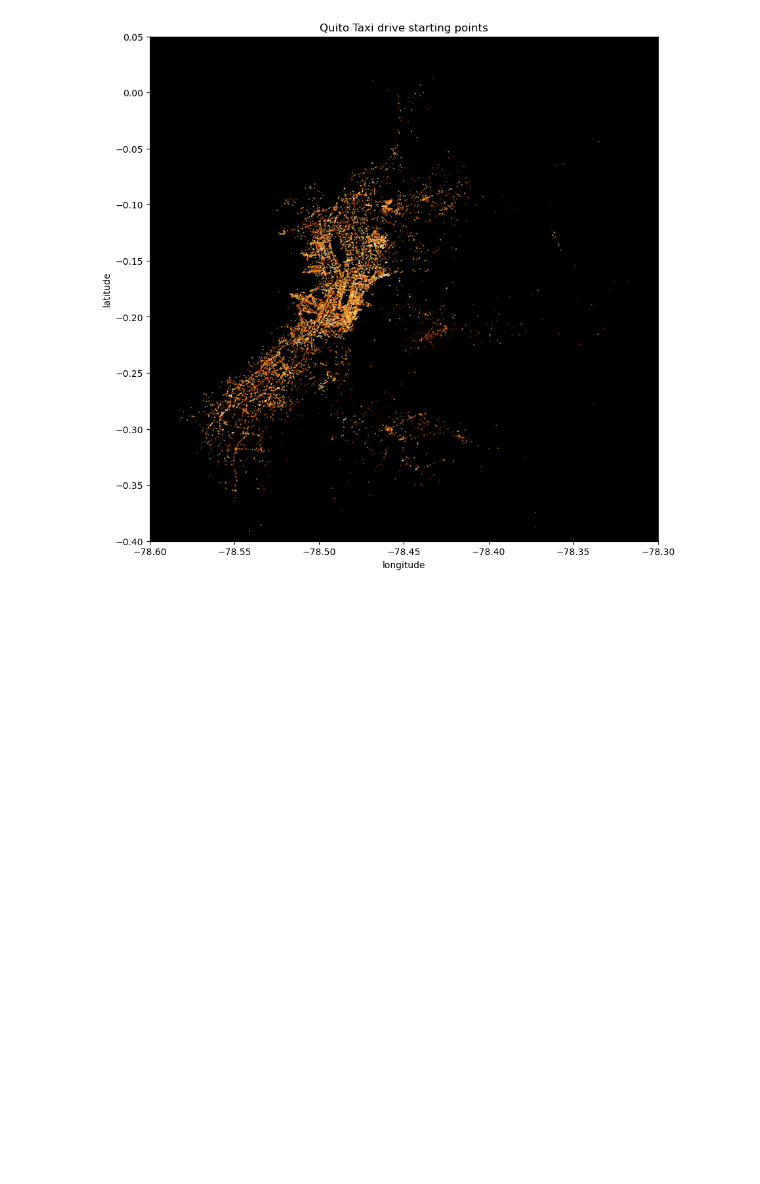
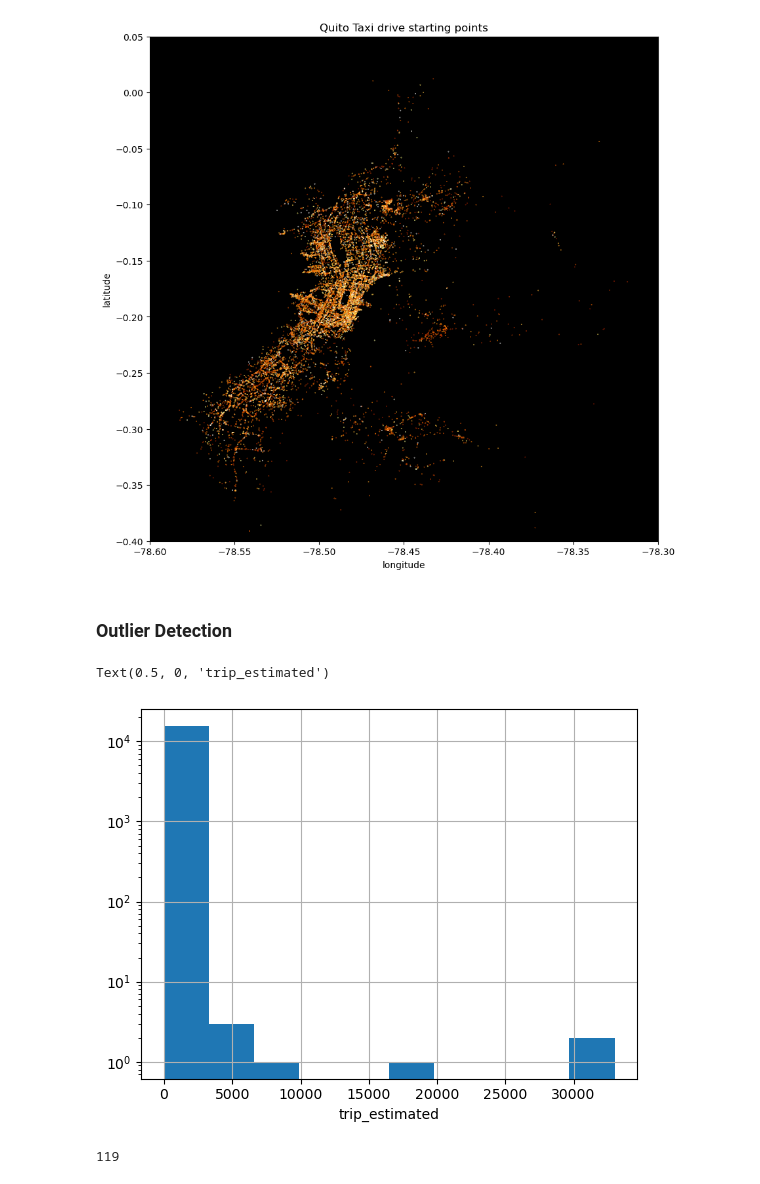
Before and after one commit to Dabbeljuh/Data-Science---Verkehrsaufkommen, a Jupyter notebook: verkehrsaufkommen.ipynb, the cells around one changed output. Drawn from its saved outputs; the diff is of its cells as text; code cells hidden in the pictures; blank space fills up the shorter version.

Commit message:
outlier detection

```diff
--- a/verkehrsaufkommen.ipynb
+++ b/verkehrsaufkommen.ipynb
@@ -200,3 +200,5 @@ plt.ylim([-0.4, 0.05])
 # %% [output]
 (-0.4, 0.05)
 [figure]
+# %% [markdown]
+### Outlier Detection
@@ -202,0 +207,17 @@ plt.ylim([-0.4, 0.05])
+# %%
+df['trip_estimated'] = df['trip_estimated'] / 60
+df.trip_estimated.hist()
+plt.gca().set_yscale('log')
+plt.xlabel('trip_estimated')
+# %% [output]
+Text(0.5, 0, 'trip_estimated')
+[figure, added]
+# %%
+d_distance = mad(df.loc[:, 'distance_m']) * 3
+
+model_outlier = RANSACRegressor(residual_threshold=d_distance, random_state=0)
+model_outlier.fit(X=df.loc[:, ['trip_estimated']], y=df.loc[:, 'distance_m'])
+
+(~model_outlier.inlier_mask_).sum()
+# %% [output]
+119
```
Also changed, not shown: parts of 3 cells of this notebook.
